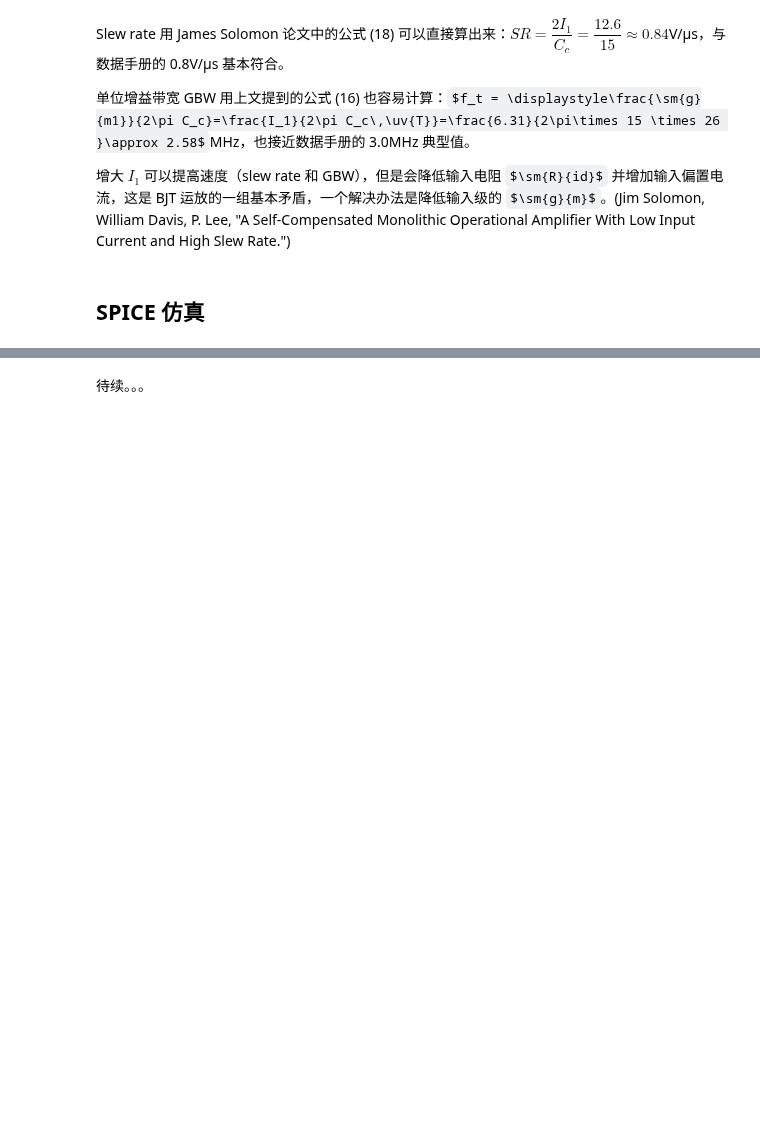
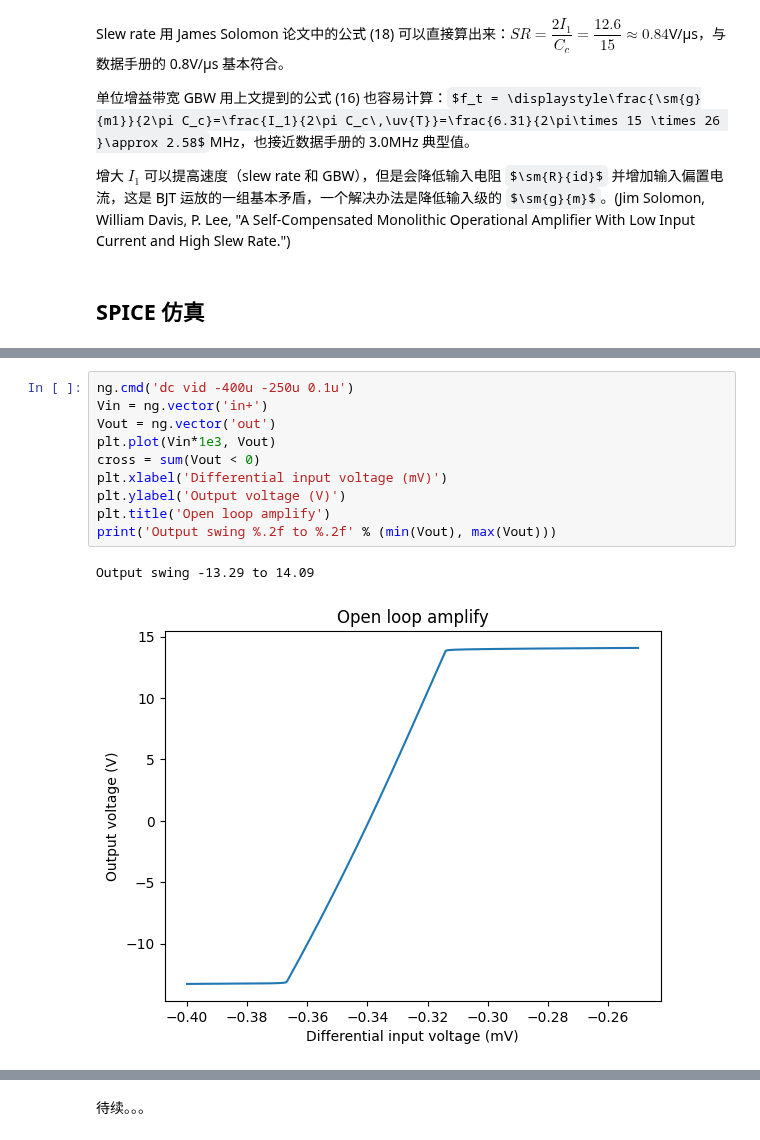
Before and after one commit to chenshuo/nuedc, a Jupyter notebook: docs/rc4558.ipynb, the cells around one changed output, grey strips where cells are left out. Saved outputs shown, nothing was run; the diff lists cells and outputs as text; some formulas as TeX source; blank space fills up the shorter version.

```diff
--- a/docs/rc4558.ipynb
+++ b/docs/rc4558.ipynb
@@ -388,0 +482,13 @@ print_op(0)
+# %%
+ng.cmd('dc vid -400u -250u 0.1u')
+Vin = ng.vector('in+')
+Vout = ng.vector('out')
+plt.plot(Vin*1e3, Vout)
+cross = sum(Vout < 0)
+plt.xlabel('Differential input voltage (mV)')
+plt.ylabel('Output voltage (V)')
+plt.title('Open loop amplify')
+print('Output swing %.2f to %.2f' % (min(Vout), max(Vout)))
+# %% [output]
+Output swing -13.29 to 14.09
+[figure, added]
```
Also changed, not shown: parts of 19 cells of this notebook, 1 other file.
